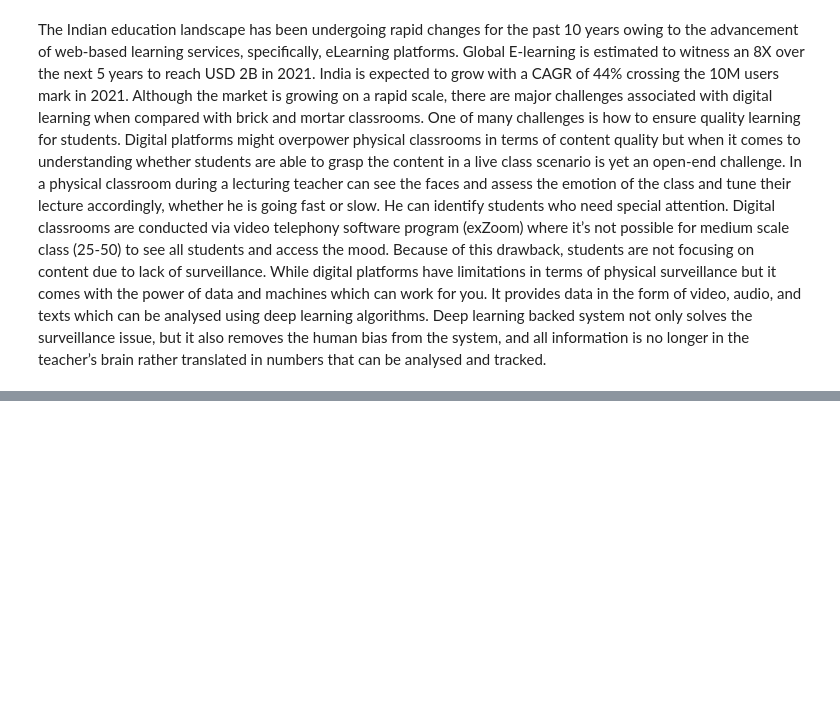
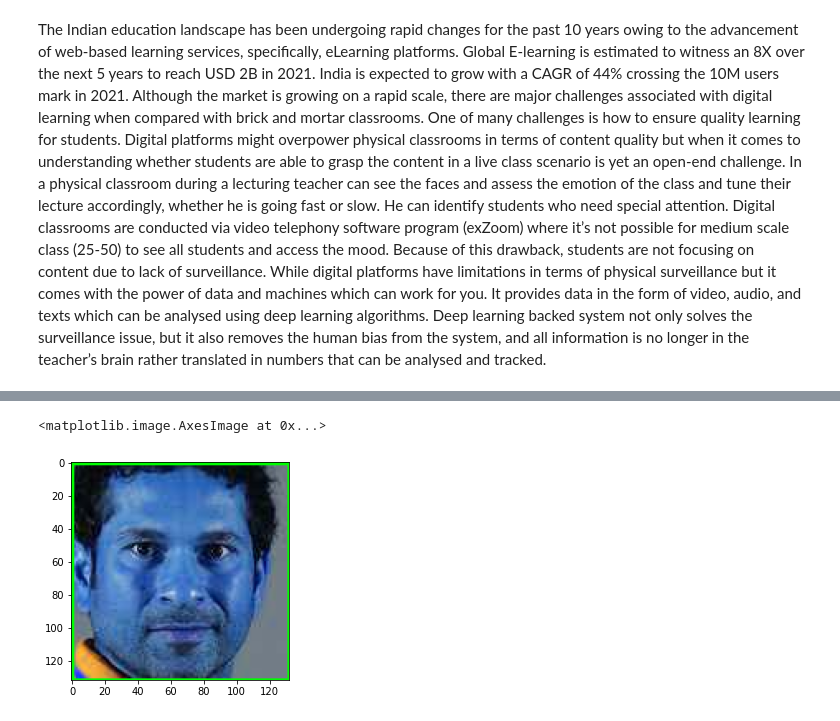
Before and after one commit to rajeshmore1/Face_Recognition_Drowsiness_Detection, a Jupyter notebook: Capstone_Project_5.ipynb, the cells around one changed output, grey strips where cells are left out. Drawn from its saved outputs; the diff is of its cells as text; code cells hidden in the pictures; blank space fills up the shorter version.

```diff
--- a/Capstone_Project_5.ipynb
+++ b/Capstone_Project_5.ipynb
@@ -23,0 +66,5 @@ longer in the teacher’s brain rather translated in numbers that can be analyse
+# %%
+plt.imshow(face)
+# %% [output]
+<matplotlib.image.AxesImage at 0x...>
+[figure, added]
```
Also changed, not shown: parts of 9 cells of this notebook.
